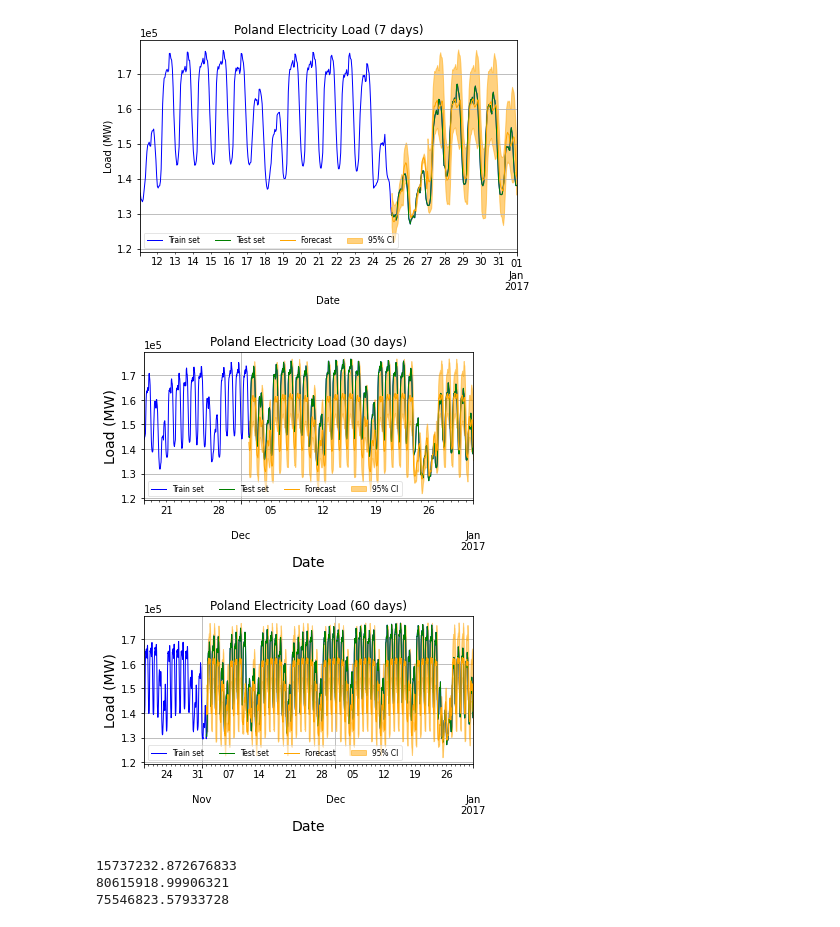
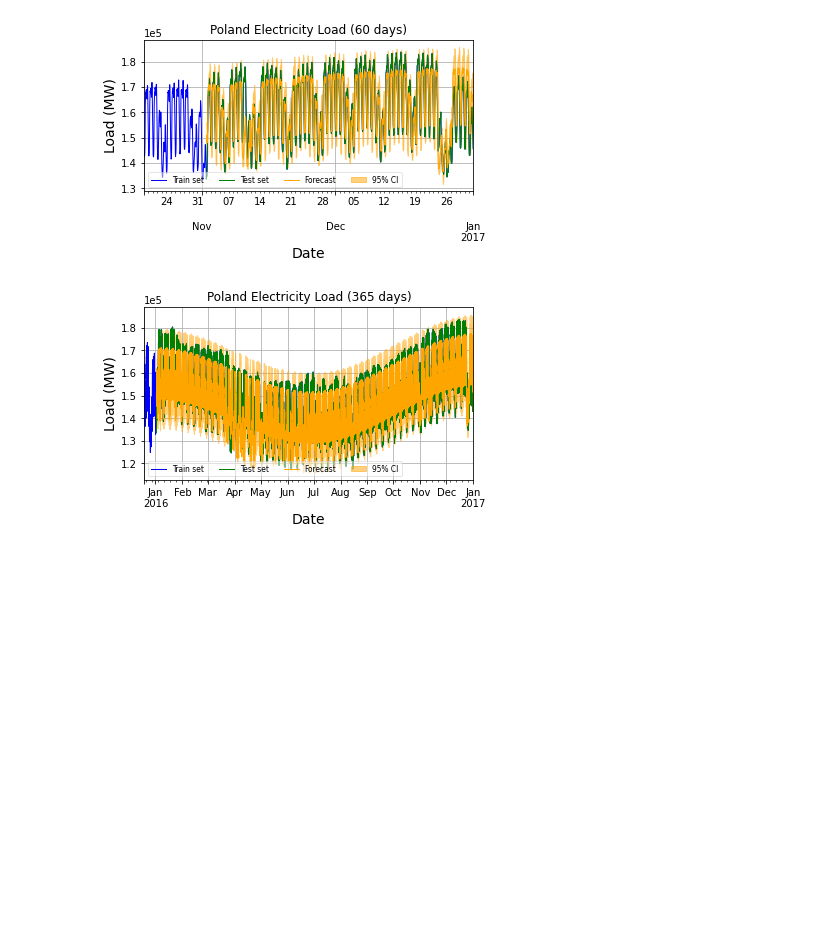
Before and after one commit to BleakHeart/Report-2, a Jupyter notebook: src/PSF_forecasting.ipynb, the cells around one changed output. Saved outputs shown, nothing was run; the diff lists cells and outputs as text; code cells hidden in the pictures; blank space fills up the shorter version.

```diff
--- a/src/PSF_forecasting.ipynb
+++ b/src/PSF_forecasting.ipynb
@@ -116,36 +187,52 @@ def psf_forecasting(df, feature='Load_detrend', cut_day='2016-12-22'):
 
     return add_linear_term(tmp)
 # %%
-def plot_psf_forecasting(df, cut_day, feature = 'Load'):
+def plot_model_forecasting(df, cut_day, model, feature = 'Load'):
 
-    date = pd.to_datetime(cut_day) - dt.timedelta(weeks=2)
-    n_days = (pd.to_datetime(df.index[-1]) - pd.to_datetime(cut_day)).days
-    cut_mask = df.index > cut_day
+    freq = df.index.inferred_freq
+    if freq == 'W-SUN':
+        weeks = 52
+        n_weeks = (pd.to_datetime(df.index[-1]) - pd.to_datetime(cut_day)).days // 7
+        time_interval = n_weeks
+        interval_type = 'weeks'
+    else:
+        weeks = 2
+        n_days = (pd.to_datetime(df.index[-1]) - pd.to_datetime(cut_day)).days
+        time_interval = n_days
+        interval_type = 'days'
+
+    date = pd.to_datetime(cut_day) - dt.timedelta(weeks=weeks)
+    cut_mask = df.index >= cut_day
     date_mask = df.index > date
 
     ax = latex_settings()
     df.loc[date_mask, [feature]].plot(ax=ax, color='b', lw=1)
     df.loc[cut_mask, [feature, 'forecast']].plot(ax=ax, color=['g', 'orange'], lw=1)
-    plt.fill_between(x=df[date_mask].index, y1=df[date_mask].q1_forecast,
+    ax.fill_between(x=df[date_mask].index, y1=df[date_mask].q1_forecast,
                     y2=df[date_mask].q2_forecast, color='orange', alpha=0.5, lw=1)
-    plt.grid()
-    plt.ylabel('Load (MW)')
-    plt.ticklabel_format(axis="y", style="sci", scilimits=(0,0))
-    plt.title(f'Poland Electricity Load ({n_days} days)')
+    ax.grid()
+    ax.set_ylabel('Load (MW)')
+    ax.ticklabel_format(axis="y", style="sci", scilimits=(0,0))
+    ax.set_title(f'Poland Electricity Load ({time_interval} {interval_type})')
     leg = plt.legend(loc="lower left", ncol=4, fancybox=True, framealpha=0.5,
                      fontsize=7.5,
                      labels=['Train set', 'Test set', 'Forecast', '95% CI'])
 
-    #plt.savefig(f'../Images/PSF_forecasting_{n_days}days.png', dpi=800, transparent=True)
+    file_path = f'../Images/{model}/'
+    file = f'{model}_{freq}_{time_interval}{interval_type}.png'
+    if os.path.isfile(file_path + file):
+        pass
+    else:
+        df.to_csv(file_path + file, index=True)
+
+    plt.savefig(file_path + file, dpi=800, transparent=True)
 # %%
-cut_dates = ['2016-12-25', '2016-12-02', '2016-11-02']
+cut_dates = ['2016-11-02']#['2016-12-25', '2016-12-02', '2016-11-02', '2016-10-03']
 
-dfs = []
+#dfs = []
 for cut_date in cut_dates:
     tmp = psf_forecasting(df, cut_day=cut_date)
-    plot_psf_forecasting(tmp, cut_date)
+    plot_model_forecasting(tmp, cut_date, model='PSF')
     dfs.append(tmp)
 # %% [output]
-[figure, old version]
+[figure, new version]
-[figure, removed]
-[figure, removed]
@@ -158,8 +239,10 @@ df_day['Load_detrend'] = df_day.Load - df_day['Load_lin']
-# %%
-for df in dfs:
-    x, y = df.loc[~df.isna().any(axis=1), ['Load', 'forecast']].to_numpy().T
-    print(mse(x, y))
-# %% [output]
-15737232.872676833
-80615918.99906321
-75546823.57933728
+# %%
+cut_dates = ['2016-01-02']#['2016-07-05', '2016-09-03', '2016-08-04']
+
+
+for cut_date in cut_dates:
+    tmp = psf_forecasting(df, cut_day=cut_date)
+    plot_model_forecasting(tmp, cut_date, model='PSF')
+    dfs.append(tmp)
+# %% [output]
+[figure, added]
```
Also changed, not shown: parts of 15 cells of this notebook.
